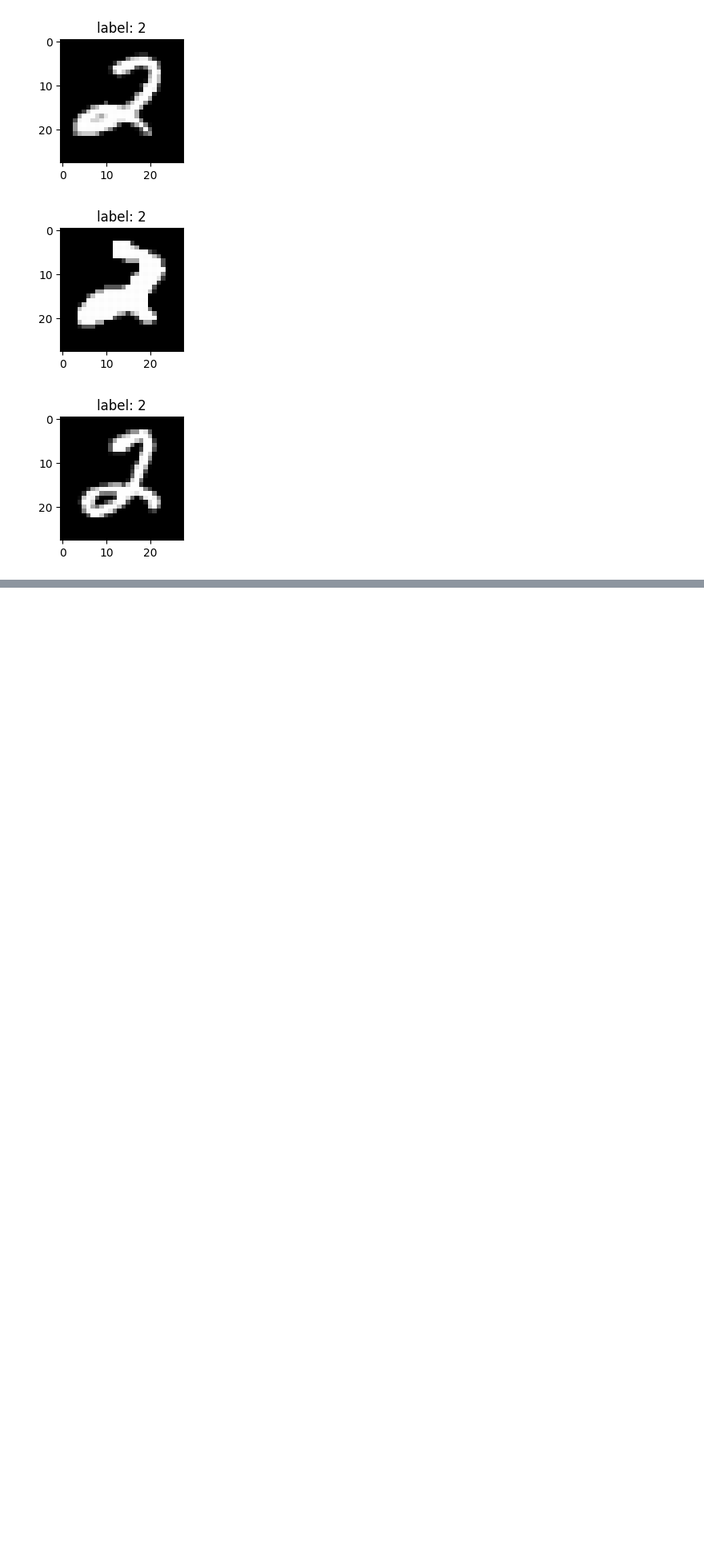
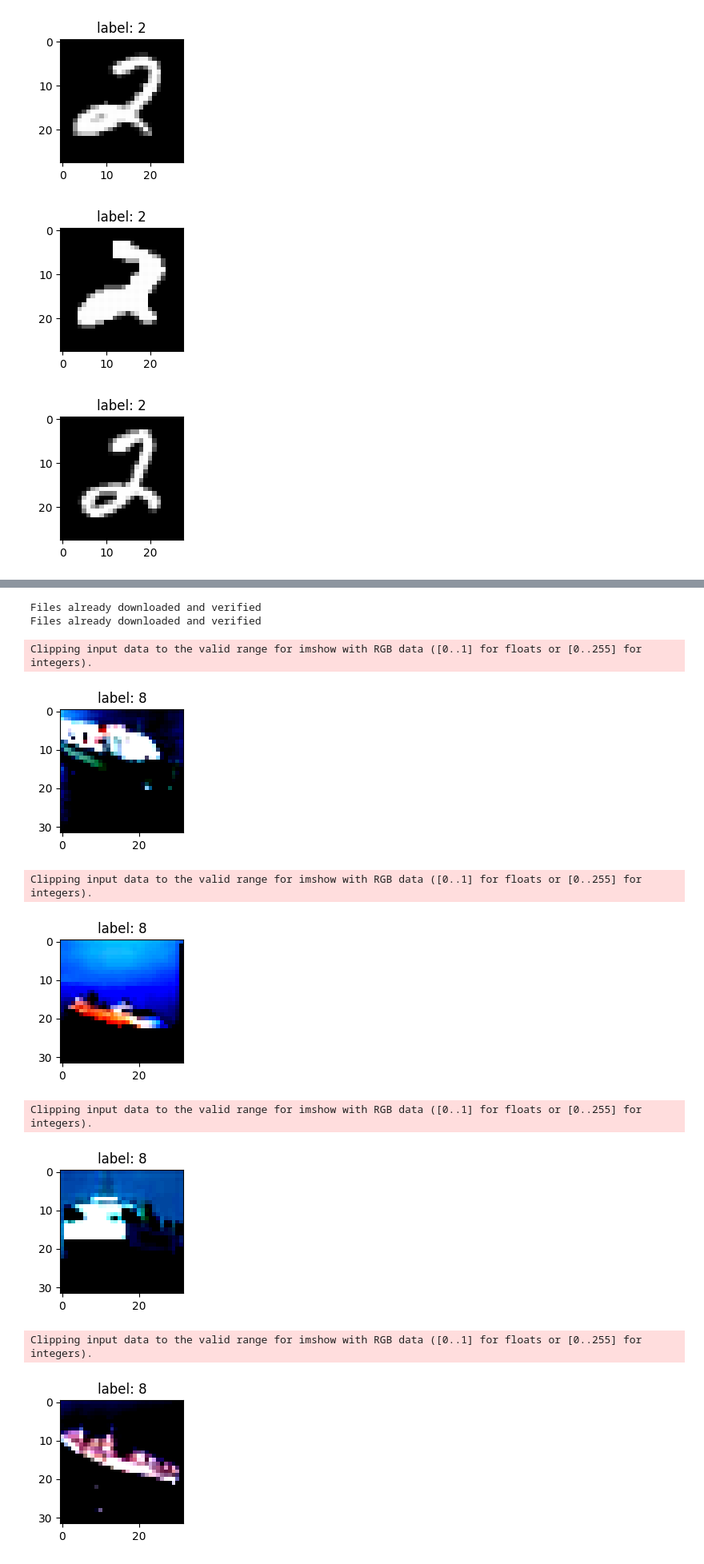
Before and after one commit to im-zhong/deep_learning, a Jupyter notebook: mytorch/data/try_mnist.ipynb, the cells around one changed output, grey strips where cells are left out. Shown at 80% size. Saved outputs shown, nothing was run; the diff lists cells and outputs as text; code cells hidden in the pictures; blank space fills up the shorter version.

```diff
--- a/mytorch/data/try_mnist.ipynb
+++ b/mytorch/data/try_mnist.ipynb
@@ -32,0 +57,16 @@ plot_images([5748, 7762, 9476, 9597, 6225], mnist.testing_data)
+# %%
+# tensor([15.0364, 16.0386, 16.7409, 17.0167, 17.4135], device='cuda:2') tensor([7031, 7987, 2160, 7718, 2330], device='cuda:2')
+cifar10 = CIFAR10Dataset()
+plot_images([4514], cifar10.cifar_train)
+plot_images([1366, 7868,  789, 7050, 5138], cifar10.cifar_test)
+# %% [output]
+Files already downloaded and verified
+Files already downloaded and verified
+Clipping input data to the valid range for imshow with RGB data ([0..1] for floats or [0..255] for integers).
+[figure, added]
+Clipping input data to the valid range for imshow with RGB data ([0..1] for floats or [0..255] for integers).
+[figure, added]
+Clipping input data to the valid range for imshow with RGB data ([0..1] for floats or [0..255] for integers).
+[figure, added]
+Clipping input data to the valid range for imshow with RGB data ([0..1] for floats or [0..255] for integers).
+[figure, added]
```
Also changed, not shown: parts of 5 cells of this notebook, 10 other files.
